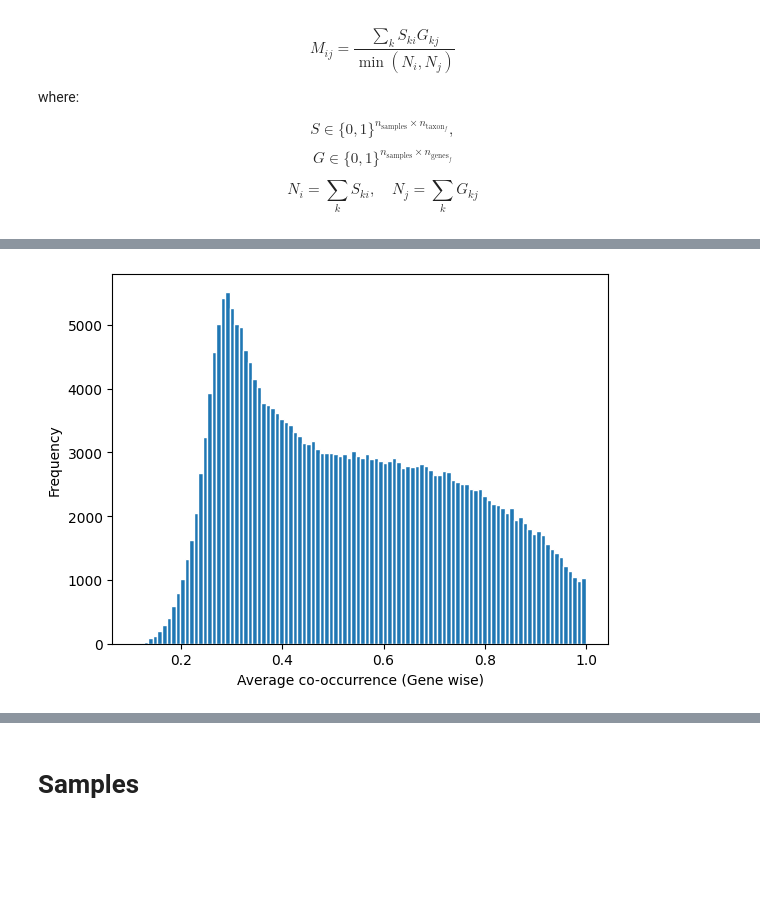
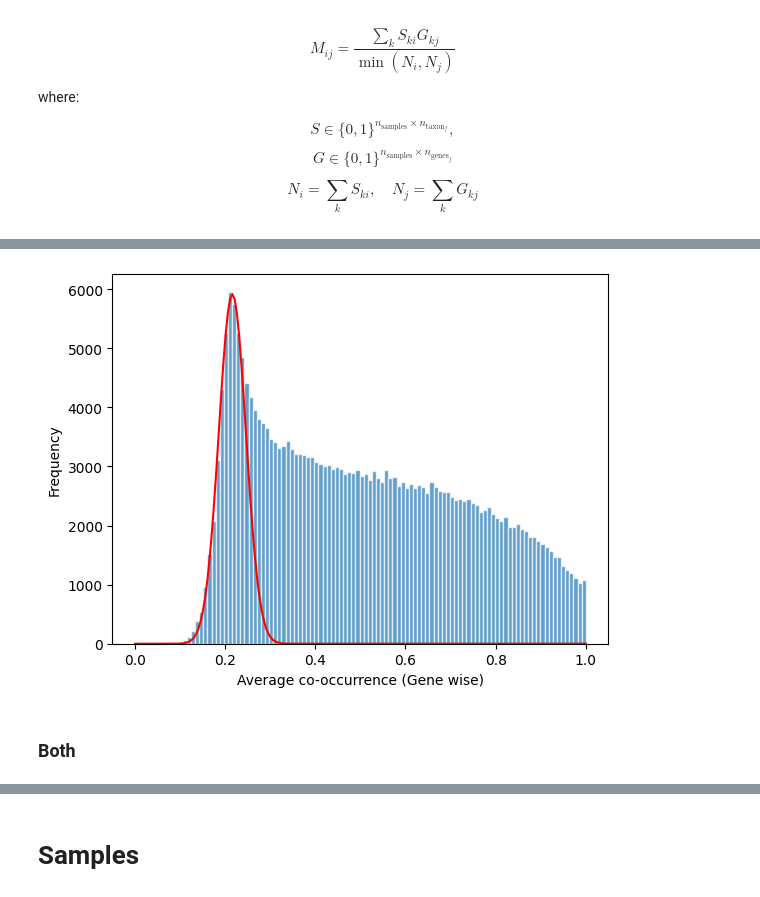
Before and after one commit to AthomsG/gene-prediction-from-bacteria-community, a Jupyter notebook: notebooks/EDA.ipynb, the cells around one changed output, grey strips where cells are left out. Drawn from its saved outputs; the diff is of its cells as text; code cells hidden in the pictures; blank space fills up the shorter version.

```diff
--- a/notebooks/EDA.ipynb
+++ b/notebooks/EDA.ipynb
@@ -5,7 +30,7 @@ import matplotlib.pyplot as plt
 # %% [markdown]
 # Taxon
 # %%
-df_taxon = pd.read_parquet('../processed_data/taxon_coverage_g.parquet')
+df_taxon = pd.read_parquet('../processed_data/taxon_coverage_s.parquet')
 # %%
 df_taxon
 # %% [output]
@@ -285,12 +339,20 @@ df_co_occurrence.T
 # Sanity check. Bifidobacterium infantis should have all genes always
 # df_co_occurrence.T['Bifidobacterium infantis'].sum() == df_co_occurrence.shape[1]
 # %%
+def gaussian(x, mu, sigma):
+    return (1 / (sigma * np.sqrt(2 * np.pi))) * np.exp(-((x - mu) ** 2) / (2 * sigma ** 2))
+
+x = np.linspace(0, 1, 200)
+plt.plot(x, 445*gaussian(x=x, mu=0.216, sigma=0.03), color='red')
+
 # Co-occurrence sum per gene
 sum_co_occ_genes = df_co_occurrence.T.sum(1)/df_co_occurrence.shape[0]
-plt.hist(sum_co_occ_genes.values, edgecolor='white', bins=100)
+plt.hist(sum_co_occ_genes.values, edgecolor='white', bins=100, alpha=0.7)
 plt.ylabel('Frequency')
 plt.xlabel('Average co-occurrence (Gene wise)')
 #plt.yscale('log')
 plt.show()
 # %% [output]
-[figure, old version]
+[figure, new version]
+# %% [markdown]
+### Both
```
Also changed, not shown: parts of 33 cells of this notebook.
